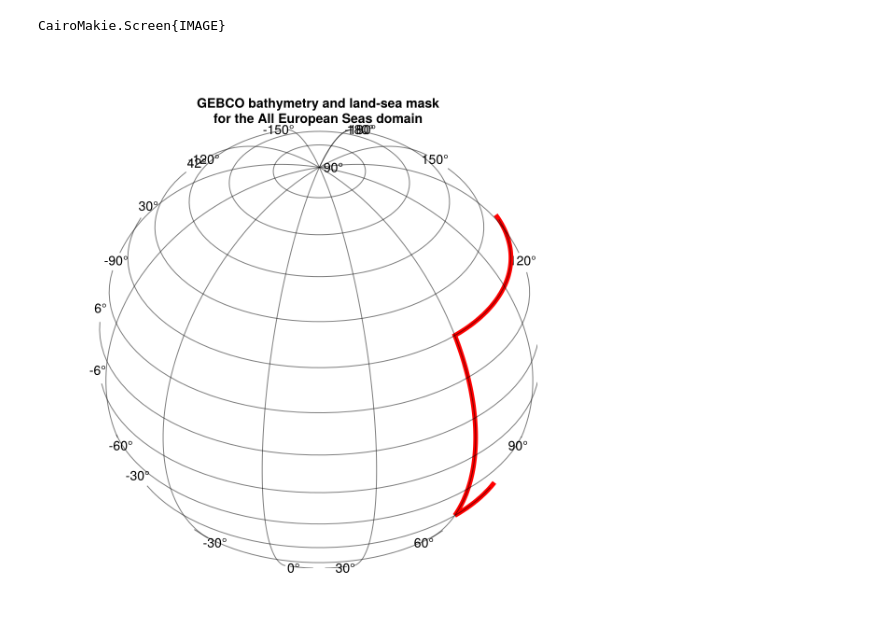
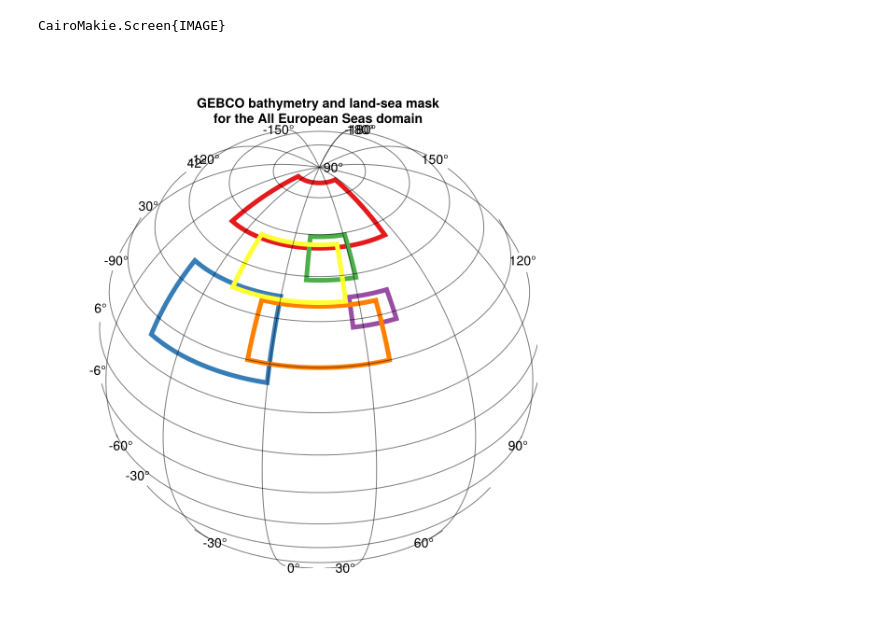
Before and after one commit to gher-uliege/EMODnet-Chemistry-GriddedMaps, a Jupyter notebook: src/plot_bathy_mask.ipynb, the cells around one changed output. Cells and saved outputs as stored; diff of their text form; code cells hidden in the pictures.

```diff
--- a/src/plot_bathy_mask.ipynb
+++ b/src/plot_bathy_mask.ipynb
@@ -54,26 +67,31 @@ hm = heatmap!(
 )
 masklayer = contourf!(xi, yi, mask, levels = [0.0, 0.0001], colormap = Reverse(:binary))
 
+for (regionnames, regioncoords) in domains
+    draw_domain(ga, regioncoords, domaincolors[regionnames])
+end
+
 xlims!(ga, -180, 180.0)
 ylims!(ga, -90.0, 90.0)
 hidedecorations!(ga)
 Colorbar(fig[1, 2], hm, label = "m", labelrotation = 0)
-save(joinpath(figdir, "gebco_bathy_mask2.png"), fig)
+save(joinpath(figdir, "gebco_bathy_mask_domains.png"), fig)
 # fig
 # %% [output]
 CairoMakie.Screen{IMAGE}
 # %%
 fig = Figure(size = (600, 600))
 ga = GeoAxis(
     fig[1, 1],
     title = "GEBCO bathymetry and land-sea mask\nfor the All European Seas domain",
     dest = "+proj=ortho +lon_0=15 +lat_0=35",
 )
-poly = GeoInterface.LineString([(60, -30), (180, -30), (180, 30), (60, 30), (60, -30)])
-spoly = GeometryOps.segmentize(poly, max_distance = 1)
-lines!(ga, GeoMakie.geo2basic(spoly), color = :red, linewidth = 5)
+
+for (regionnames, regioncoords) in domains
+    draw_domain(ga, regioncoords, domaincolors[regionnames])
+end
 xlims!(ga, -180, 180.0)
 ylims!(ga, -90.0, 90.0)
 fig
 # %% [output]
-[figure, old version]
+[figure, new version]
```
Also changed, not shown: parts of 8 cells of this notebook, 2 other files.
